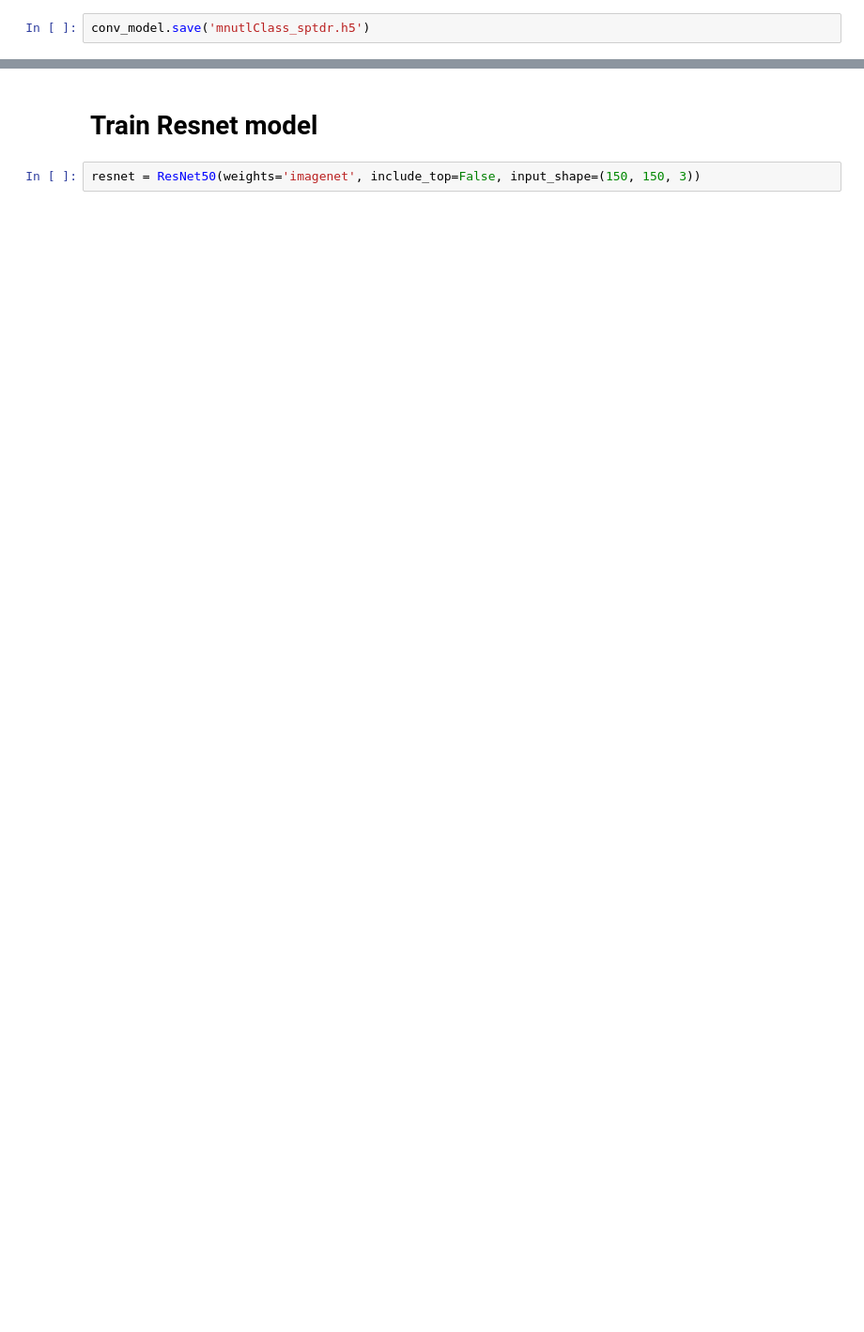
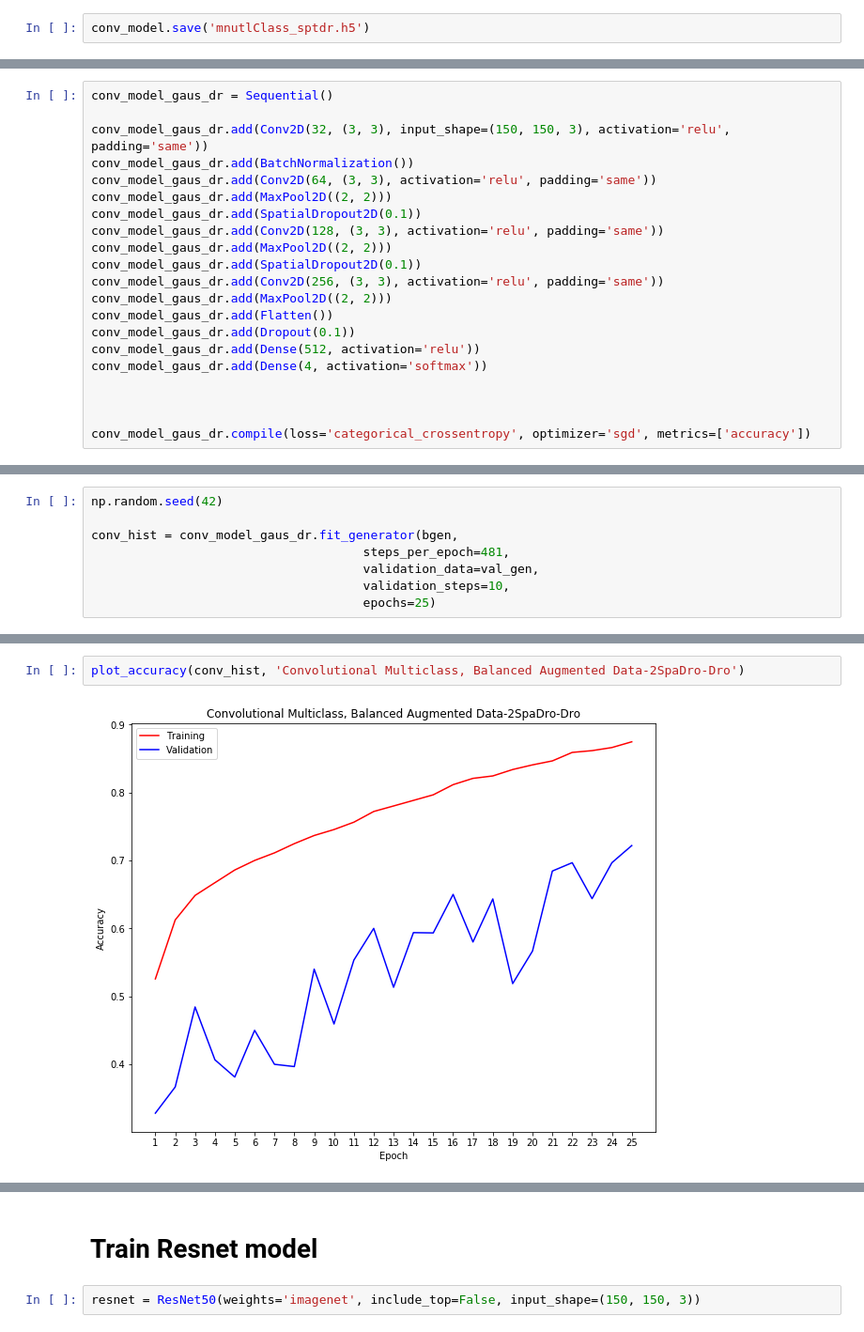
Before and after one commit to carlosezmz/Steel-Defects-Classification, a Jupyter notebook: Experimental_Carlos.ipynb, the cells around one changed output, grey strips where cells are left out. Shown at 94% size. Saved outputs shown, nothing was run; the diff lists cells and outputs as text; blank space fills up the shorter version.

```diff
--- a/Experimental_Carlos.ipynb
+++ b/Experimental_Carlos.ipynb
@@ -1374,0 +1542,21 @@ print(confusion_matrix(lbls_ts_true, lbls_ts_pred))
+# %%
+conv_model_gaus_dr = Sequential()
+
+conv_model_gaus_dr.add(Conv2D(32, (3, 3), input_shape=(150, 150, 3), activation='relu', padding='same'))
+conv_model_gaus_dr.add(BatchNormalization())
+conv_model_gaus_dr.add(Conv2D(64, (3, 3), activation='relu', padding='same'))
+conv_model_gaus_dr.add(MaxPool2D((2, 2)))
+conv_model_gaus_dr.add(SpatialDropout2D(0.1))
+conv_model_gaus_dr.add(Conv2D(128, (3, 3), activation='relu', padding='same'))
+conv_model_gaus_dr.add(MaxPool2D((2, 2)))
+conv_model_gaus_dr.add(SpatialDropout2D(0.1))
+conv_model_gaus_dr.add(Conv2D(256, (3, 3), activation='relu', padding='same'))
+conv_model_gaus_dr.add(MaxPool2D((2, 2)))
+conv_model_gaus_dr.add(Flatten())
+conv_model_gaus_dr.add(Dropout(0.1))
+conv_model_gaus_dr.add(Dense(512, activation='relu'))
+conv_model_gaus_dr.add(Dense(4, activation='softmax'))
+
+
+
+conv_model_gaus_dr.compile(loss='categorical_crossentropy', optimizer='sgd', metrics=['accuracy'])
@@ -1374,0 +1583,8 @@ print(confusion_matrix(lbls_ts_true, lbls_ts_pred))
+# %%
+np.random.seed(42)
+
+conv_hist = conv_model_gaus_dr.fit_generator(bgen,
+                                     steps_per_epoch=481,
+                                     validation_data=val_gen,
+                                     validation_steps=10,
+                                     epochs=25)
@@ -1374,0 +1609,4 @@ print(confusion_matrix(lbls_ts_true, lbls_ts_pred))
+# %%
+plot_accuracy(conv_hist, 'Convolutional Multiclass, Balanced Augmented Data-2SpaDro-Dro')
+# %% [output]
+[figure, added]
```
Also changed, not shown: parts of 77 cells of this notebook, 31 other files.
